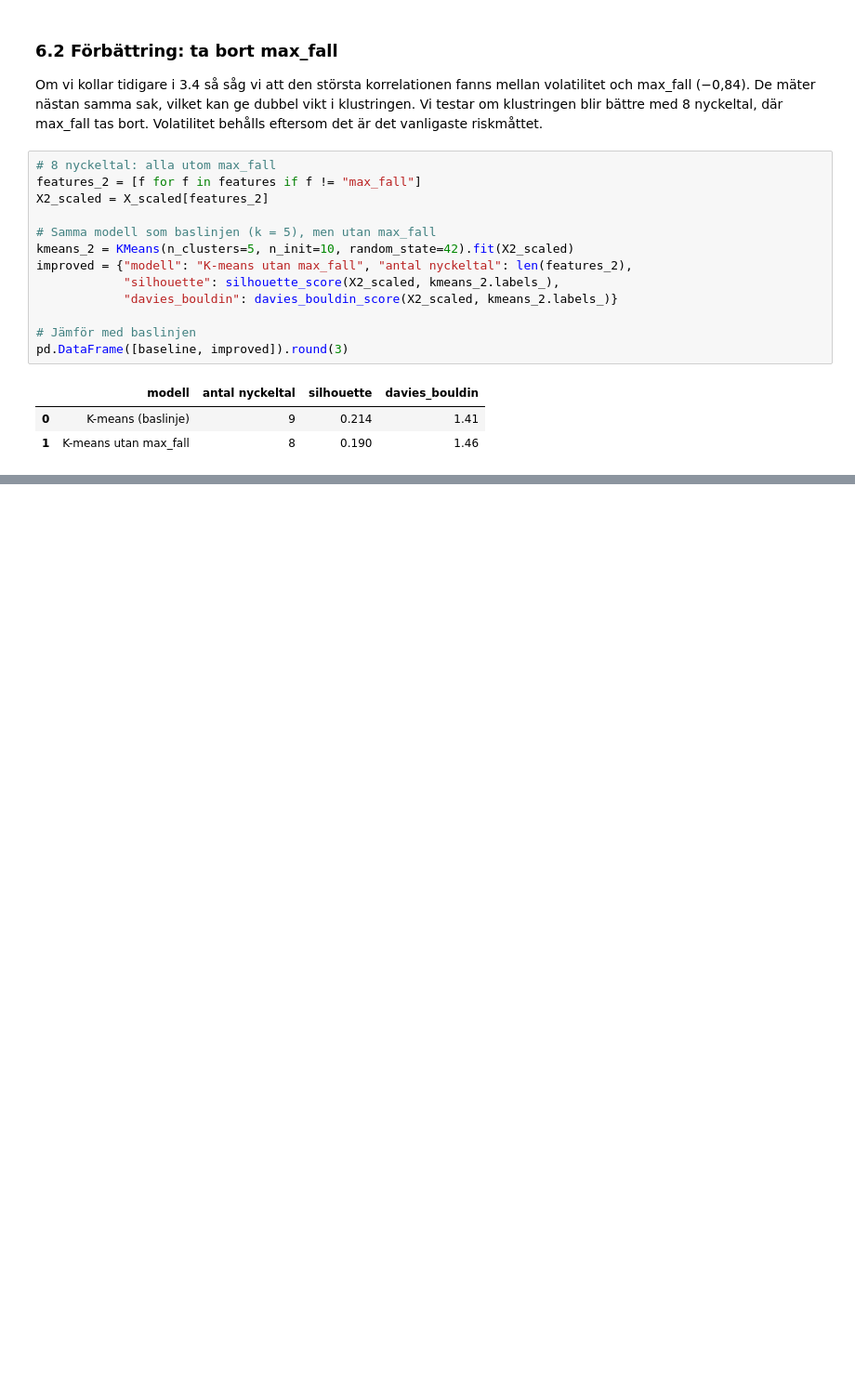
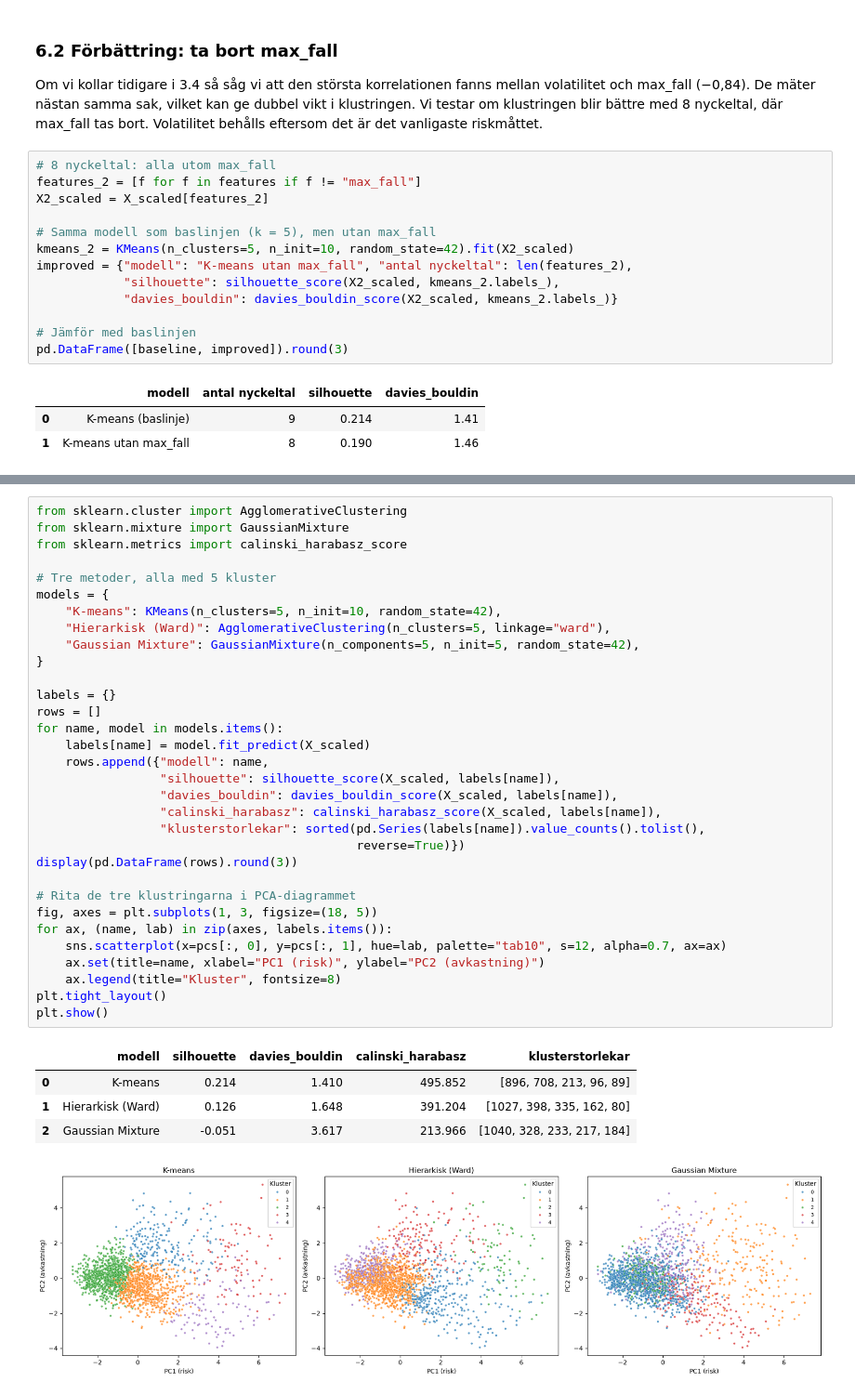
Before and after one commit to peter868686/Aktieklustring, a Jupyter notebook: notebooks/analys.ipynb, the cells around one changed output, grey strips where cells are left out. Shown at 93% size. Cells and saved outputs as stored; diff of their text form; blank space fills up the shorter version.

Commit message:
Förbättrat modellen och stabilitet

```diff
--- a/notebooks/analys.ipynb
+++ b/notebooks/analys.ipynb
@@ -708,0 +718,38 @@ Därför beslutar vi att behålla alla 9 nyckeltal.
+# %%
+from sklearn.cluster import AgglomerativeClustering
+from sklearn.mixture import GaussianMixture
+from sklearn.metrics import calinski_harabasz_score
+
+# Tre metoder, alla med 5 kluster
+models = {
+    "K-means": KMeans(n_clusters=5, n_init=10, random_state=42),
+    "Hierarkisk (Ward)": AgglomerativeClustering(n_clusters=5, linkage="ward"),
+    "Gaussian Mixture": GaussianMixture(n_components=5, n_init=5, random_state=42),
+}
+
+labels = {}
+rows = []
+for name, model in models.items():
+    labels[name] = model.fit_predict(X_scaled)
+    rows.append({"modell": name,
+                 "silhouette": silhouette_score(X_scaled, labels[name]),
+                 "davies_bouldin": davies_bouldin_score(X_scaled, labels[name]),
+                 "calinski_harabasz": calinski_harabasz_score(X_scaled, labels[name]),
+                 "klusterstorlekar": sorted(pd.Series(labels[name]).value_counts().tolist(),
+                                            reverse=True)})
+display(pd.DataFrame(rows).round(3))
+
+# Rita de tre klustringarna i PCA-diagrammet
+fig, axes = plt.subplots(1, 3, figsize=(18, 5))
+for ax, (name, lab) in zip(axes, labels.items()):
+    sns.scatterplot(x=pcs[:, 0], y=pcs[:, 1], hue=lab, palette="tab10", s=12, alpha=0.7, ax=ax)
+    ax.set(title=name, xlabel="PC1 (risk)", ylabel="PC2 (avkastning)")
+    ax.legend(title="Kluster", fontsize=8)
+plt.tight_layout()
+plt.show()
+# %% [output]
+|  | modell | silhouette | davies_bouldin | calinski_harabasz | klusterstorlekar |
+| 0 | K-means | 0.214 | 1.410 | 495.852 | [896, 708, 213, 96, 89] |
+| 1 | Hierarkisk (Ward) | 0.126 | 1.648 | 391.204 | [1027, 398, 335, 162, 80] |
+| 2 | Gaussian Mixture | -0.051 | 3.617 | 213.966 | [1040, 328, 233, 217, 184] |
+[figure, added]
```
Also changed, not shown: parts of 16 cells of this notebook.
